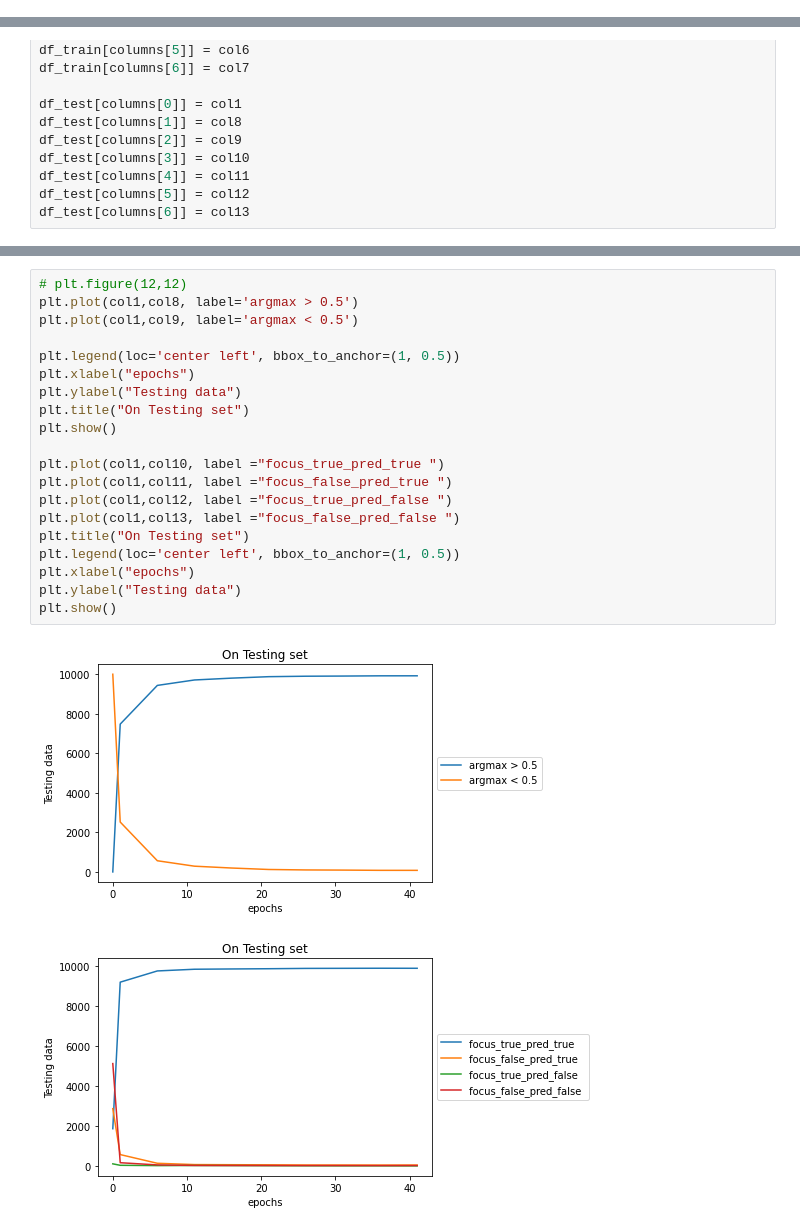
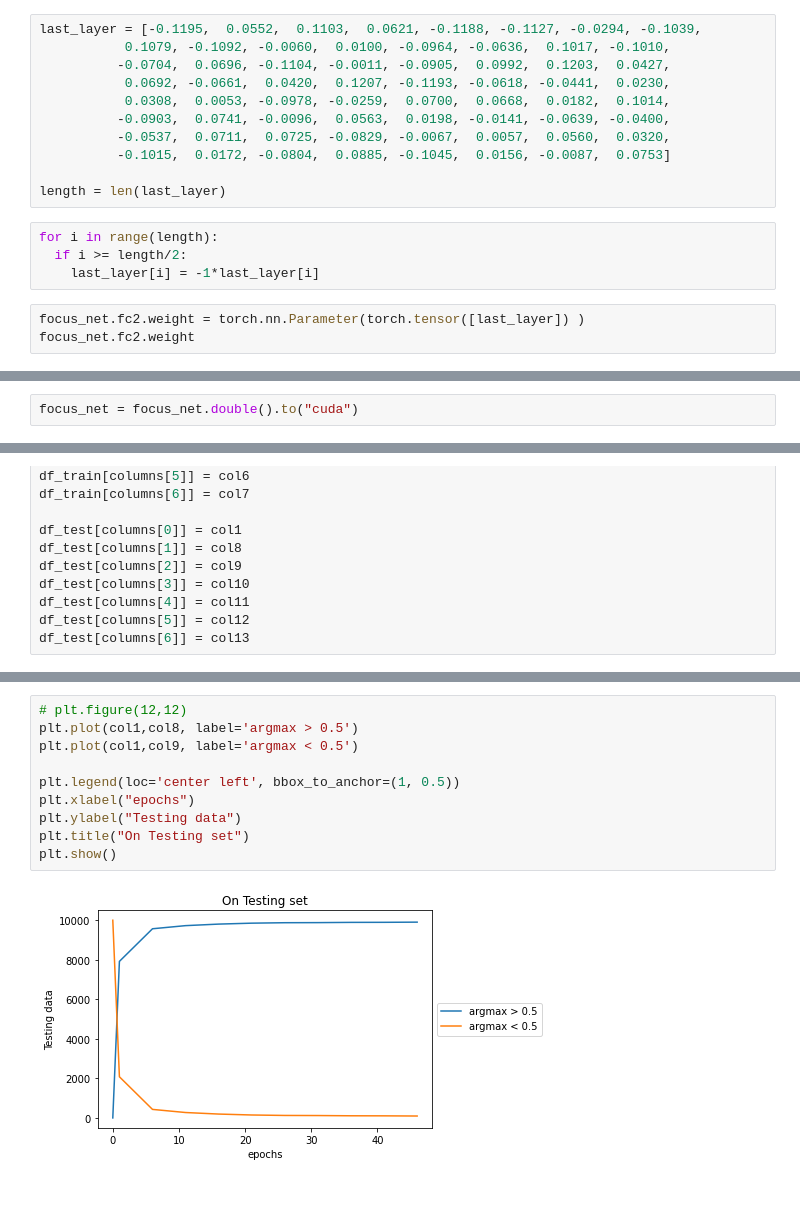
Before and after one commit to lnpandey/IITM_Research_Interpretability_of_Attention_Networks, a Jupyter notebook: CODS_COMAD/SDC on all datasets/MNIST_SDC_MLP1_classify_Linear.ipynb, the cells around one changed output, grey strips where cells are left out. Saved outputs shown, nothing was run; the diff lists cells and outputs as text; blank space fills up the shorter version.

```diff
--- a/CODS_COMAD/SDC on all datasets/MNIST_SDC_MLP1_classify_Linear.ipynb
+++ b/CODS_COMAD/SDC on all datasets/MNIST_SDC_MLP1_classify_Linear.ipynb
@@ -245,0 +310,18 @@ focus_net = focus_net.to("cuda")
+# %%
+last_layer = [-0.1195,  0.0552,  0.1103,  0.0621, -0.1188, -0.1127, -0.0294, -0.1039,
+           0.1079, -0.1092, -0.0060,  0.0100, -0.0964, -0.0636,  0.1017, -0.1010,
+          -0.0704,  0.0696, -0.1104, -0.0011, -0.0905,  0.0992,  0.1203,  0.0427,
+           0.0692, -0.0661,  0.0420,  0.1207, -0.1193, -0.0618, -0.0441,  0.0230,
+           0.0308,  0.0053, -0.0978, -0.0259,  0.0700,  0.0668,  0.0182,  0.1014,
+          -0.0903,  0.0741, -0.0096,  0.0563,  0.0198, -0.0141, -0.0639, -0.0400,
+          -0.0537,  0.0711,  0.0725, -0.0829, -0.0067,  0.0057,  0.0560,  0.0320,
+          -0.1015,  0.0172, -0.0804,  0.0885, -0.1045,  0.0156, -0.0087,  0.0753]
+
+length = len(last_layer)
+# %%
+for i in range(length):
+  if i >= length/2:
+    last_layer[i] = -1*last_layer[i]
+# %%
+focus_net.fc2.weight = torch.nn.Parameter(torch.tensor([last_layer]) )
+focus_net.fc2.weight
@@ -246,3 +339,5 @@ focus_net = focus_net.to("cuda")
+# %%
+focus_net = focus_net.double().to("cuda")
 # %%
 torch.manual_seed(12)
 classify = Classification().double()
@@ -649,23 +766,12 @@ df_test
 # %%
 # plt.figure(12,12)
 plt.plot(col1,col8, label='argmax > 0.5')
 plt.plot(col1,col9, label='argmax < 0.5')
 
 plt.legend(loc='center left', bbox_to_anchor=(1, 0.5))
 plt.xlabel("epochs")
 plt.ylabel("Testing data")
 plt.title("On Testing set")
 plt.show()
-
-plt.plot(col1,col10, label ="focus_true_pred_true ")
-plt.plot(col1,col11, label ="focus_false_pred_true ")
-plt.plot(col1,col12, label ="focus_true_pred_false ")
-plt.plot(col1,col13, label ="focus_false_pred_false ")
-plt.title("On Testing set")
-plt.legend(loc='center left', bbox_to_anchor=(1, 0.5))
-plt.xlabel("epochs")
-plt.ylabel("Testing data")
-plt.show()
 # %% [output]
-[figure, old version]
+[figure, new version]
-[figure, removed]
```
Also changed, not shown: parts of 40 cells of this notebook, 1 other file.
